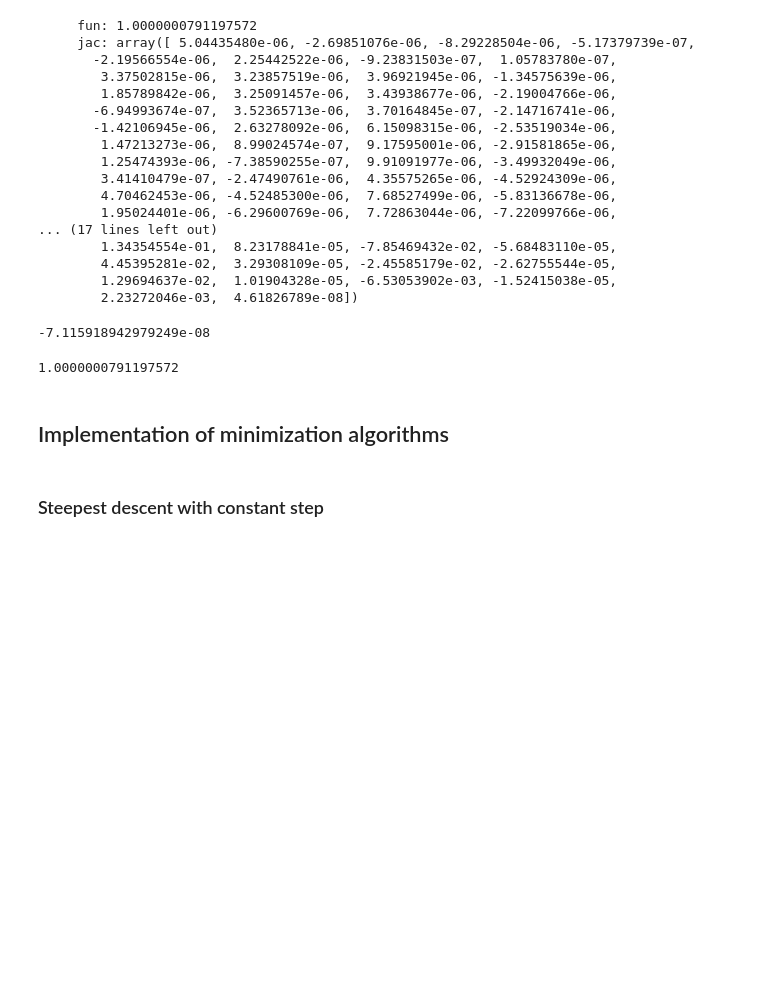
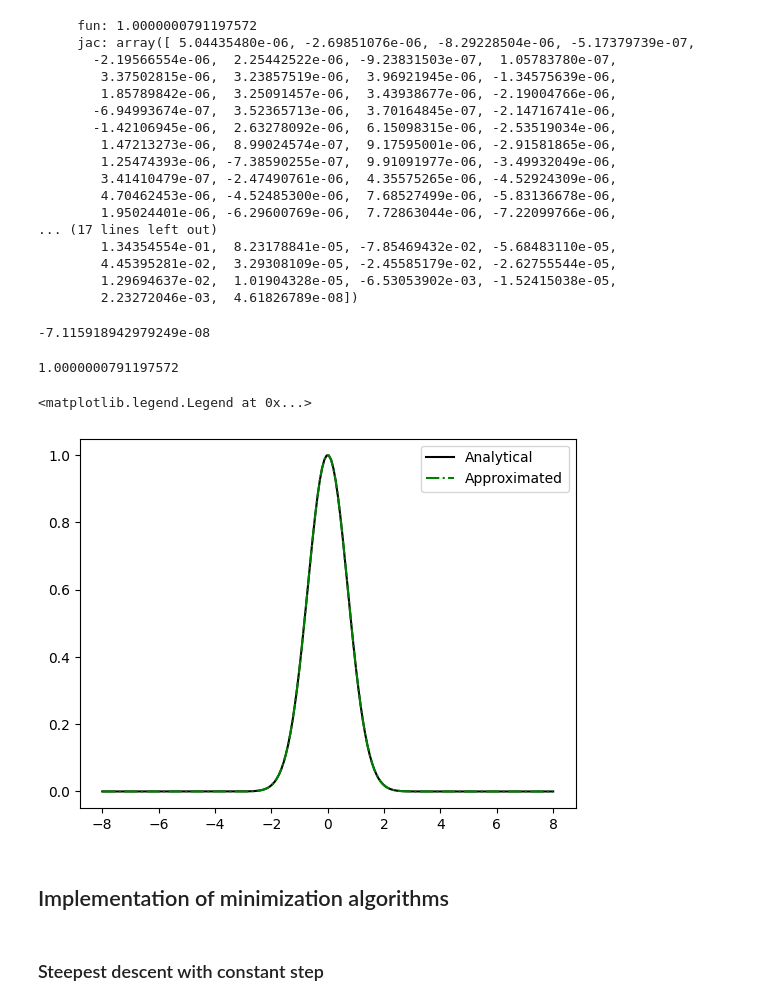
Before and after one commit to BelugaHaechi/garcia-theoretical-chemistry, a Jupyter notebook: LegendrePolynomials.ipynb, the cells around one changed output. Drawn from its saved outputs; the diff is of its cells as text; code cells hidden in the pictures; blank space fills up the shorter version.

Commit message:
Add graph for psi

```diff
--- a/LegendrePolynomials.ipynb
+++ b/LegendrePolynomials.ipynb
@@ -959,6 +959,22 @@ result.fun - energy_approx
 energy(result.x)
 # %% [output]
 1.0000000791197572
+# %%
+### Graphing wavefunction
+
+def psi_approx(x, c):
+    n = np.size(c) # order of quadrature and basis size
+    return np.dot(eval_legendre(range(n), x), c)
+# %%
+X = np.linspace(-L,L,200)
+y = [psi_approx(i/L, result.x) for i in X] / psi_approx(0, result.x)
+y2 = [psi(i) for i in X]
+plt.plot(X, y2, 'k-', label='Analytical')
+plt.plot(X, y, 'g-.', label='Approximated')
+plt.legend()
+# %% [output]
+<matplotlib.legend.Legend at 0x...>
+[figure, added]
 # %% [markdown]
 ## Implementation of minimization algorithms
 # %% [markdown]
```
Also changed, not shown: parts of 2 cells of this notebook.
